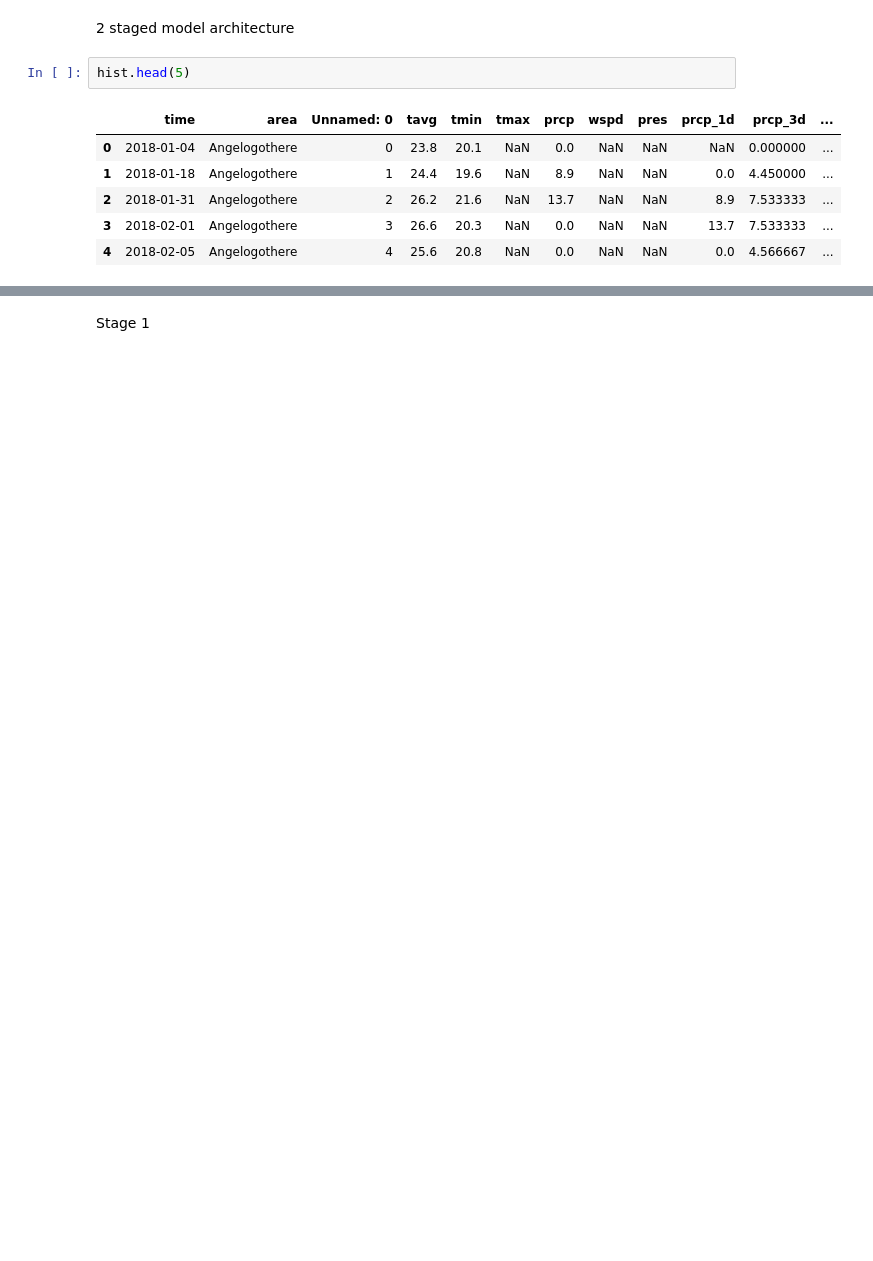
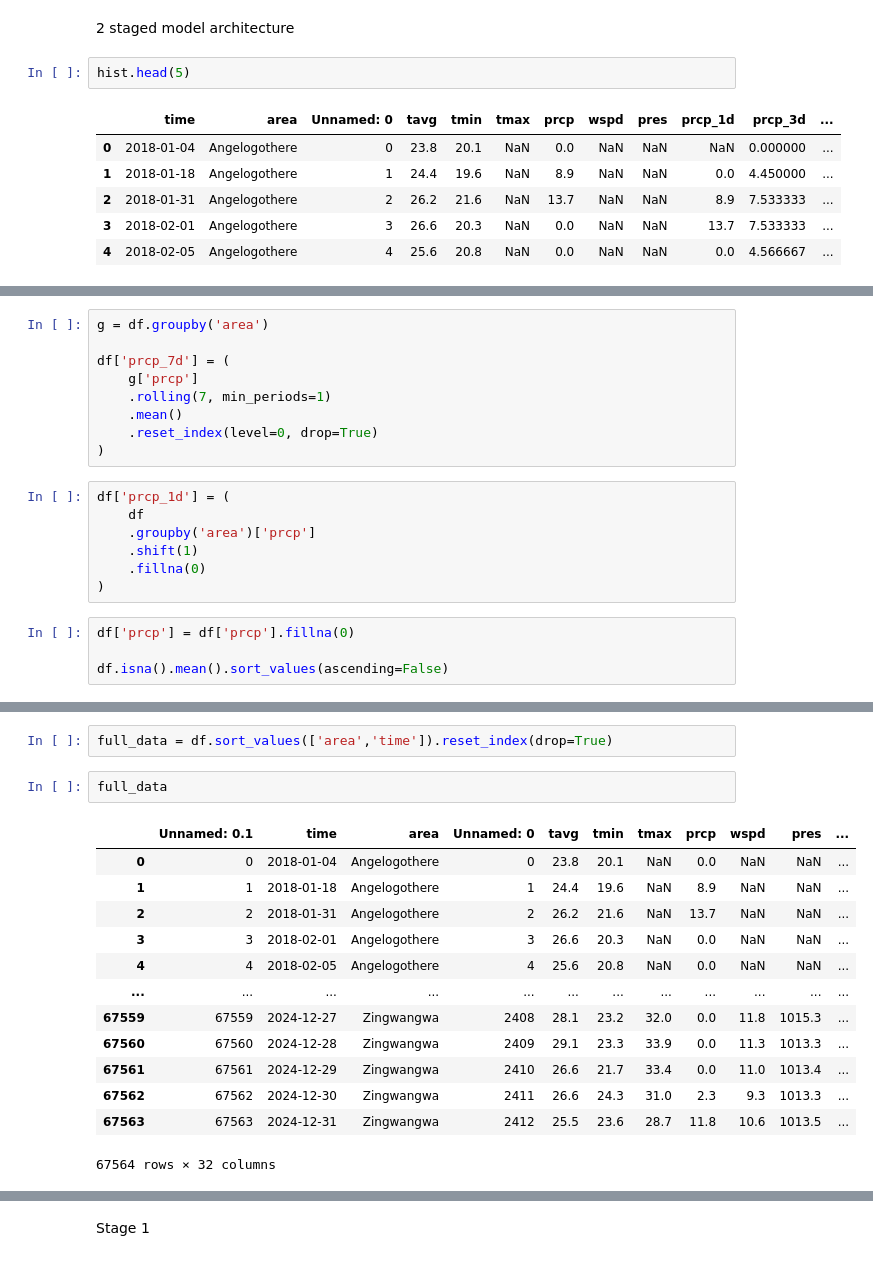
Before and after one commit to Princethawani/goesafe101, a Jupyter notebook: AI/notebooks/flood_risk.ipynb, the cells around one changed output, grey strips where cells are left out. Saved outputs shown, nothing was run; the diff lists cells and outputs as text; blank space fills up the shorter version.

```diff
--- a/AI/notebooks/flood_risk.ipynb
+++ b/AI/notebooks/flood_risk.ipynb
@@ -107,0 +320,20 @@ hist.head(5)
+# %%
+g = df.groupby('area')
+
+df['prcp_7d'] = (
+    g['prcp']
+    .rolling(7, min_periods=1)
+    .mean()
+    .reset_index(level=0, drop=True)
+)
+# %%
+df['prcp_1d'] = (
+    df
+    .groupby('area')['prcp']
+    .shift(1)
+    .fillna(0)
+)
+# %%
+df['prcp'] = df['prcp'].fillna(0)
+
+df.isna().mean().sort_values(ascending=False)
@@ -107,0 +358,18 @@ hist.head(5)
+# %%
+full_data = df.sort_values(['area','time']).reset_index(drop=True)
+# %%
+full_data
+# %% [output]
+|  | Unnamed: 0.1 | time | area | Unnamed: 0 | tavg | tmin | tmax | prcp | wspd | pres | ... |
+| 0 | 0 | 2018-01-04 | Angelogothere | 0 | 23.8 | 20.1 | NaN | 0.0 | NaN | NaN | ... |
+| 1 | 1 | 2018-01-18 | Angelogothere | 1 | 24.4 | 19.6 | NaN | 8.9 | NaN | NaN | ... |
+| 2 | 2 | 2018-01-31 | Angelogothere | 2 | 26.2 | 21.6 | NaN | 13.7 | NaN | NaN | ... |
+| 3 | 3 | 2018-02-01 | Angelogothere | 3 | 26.6 | 20.3 | NaN | 0.0 | NaN | NaN | ... |
+| 4 | 4 | 2018-02-05 | Angelogothere | 4 | 25.6 | 20.8 | NaN | 0.0 | NaN | NaN | ... |
+| ... | ... | ... | ... | ... | ... | ... | ... | ... | ... | ... | ... |
+| 67559 | 67559 | 2024-12-27 | Zingwangwa | 2408 | 28.1 | 23.2 | 32.0 | 0.0 | 11.8 | 1015.3 | ... |
+| 67560 | 67560 | 2024-12-28 | Zingwangwa | 2409 | 29.1 | 23.3 | 33.9 | 0.0 | 11.3 | 1013.3 | ... |
+| 67561 | 67561 | 2024-12-29 | Zingwangwa | 2410 | 26.6 | 21.7 | 33.4 | 0.0 | 11.0 | 1013.4 | ... |
+| 67562 | 67562 | 2024-12-30 | Zingwangwa | 2411 | 26.6 | 24.3 | 31.0 | 2.3 | 9.3 | 1013.3 | ... |
+| 67563 | 67563 | 2024-12-31 | Zingwangwa | 2412 | 25.5 | 23.6 | 28.7 | 11.8 | 10.6 | 1013.5 | ... |
+67564 rows × 32 columns
```
Also changed, not shown: parts of 37 cells of this notebook, 5 other files.
